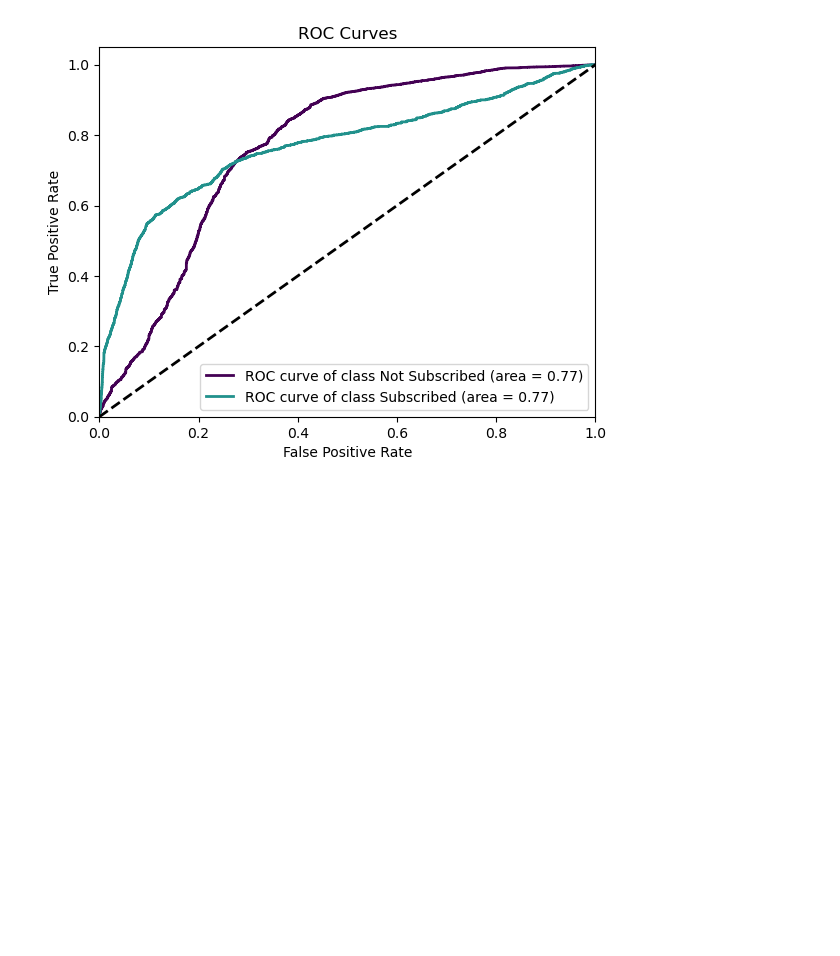
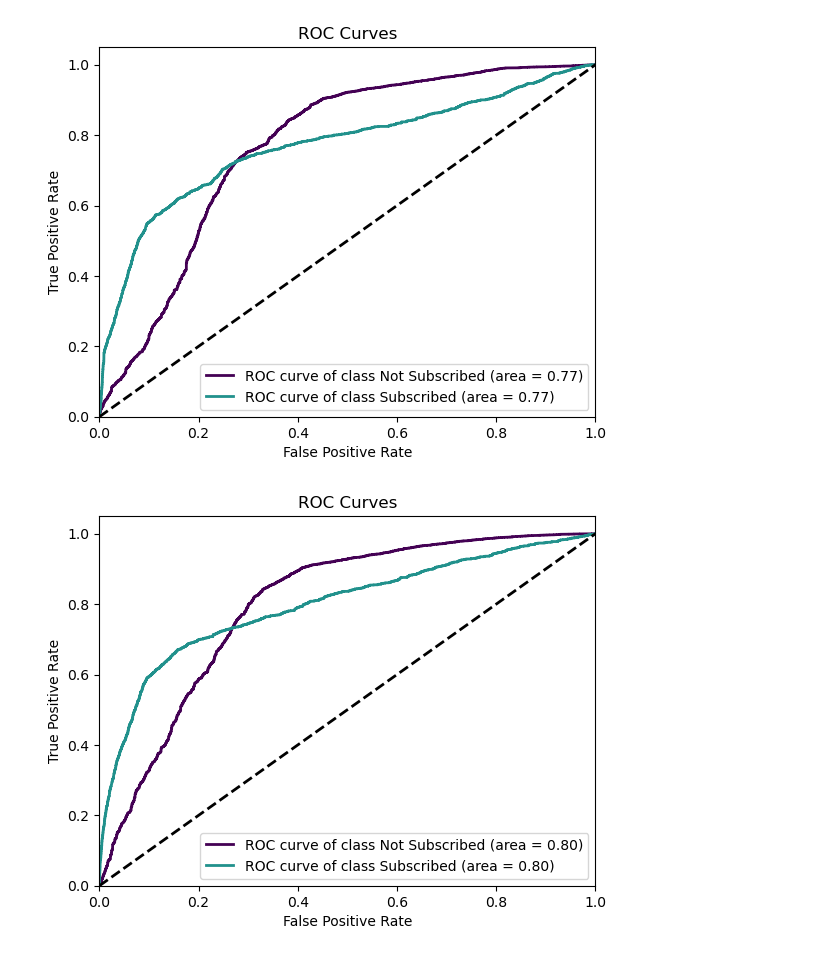
Before and after one commit to gav-conn/ML-Group-Project, a Jupyter notebook: main.ipynb, the cells around one changed output. Saved outputs shown, nothing was run; the diff lists cells and outputs as text; code cells hidden in the pictures; blank space fills up the shorter version.

Commit message:
XGBoost IMplemented

```diff
--- a/main.ipynb
+++ b/main.ipynb
@@ -448,3 +451,18 @@ skplt.metrics.plot_roc(labels, probas_est, plot_micro=False, plot_macro=False, c
 plt.show()
 # %% [output]
 [figure]
+# %%
+model = xgb.XGBClassifier(objective = 'binary:logistic', colsample_bytree = 0.4, learning_rate = 0.05,
+                            max_depth = 10,  n_estimators = 300, subsample = 0.5)
+xgboost = model.fit(df_train_X, df_train_Y)
+# %%
+probas_est = model.predict_proba(df_test_X)
+
+labels = df_test_Y.copy()
+labels.loc[labels==0] = 'Not Subscribed'
+labels.loc[labels==1] = 'Subscribed'
+
+skplt.metrics.plot_roc(labels, probas_est, plot_micro=False, plot_macro=False, cmap='viridis')
+plt.show()
+# %% [output]
+[figure, added]
```
Also changed, not shown: parts of 7 cells of this notebook.
